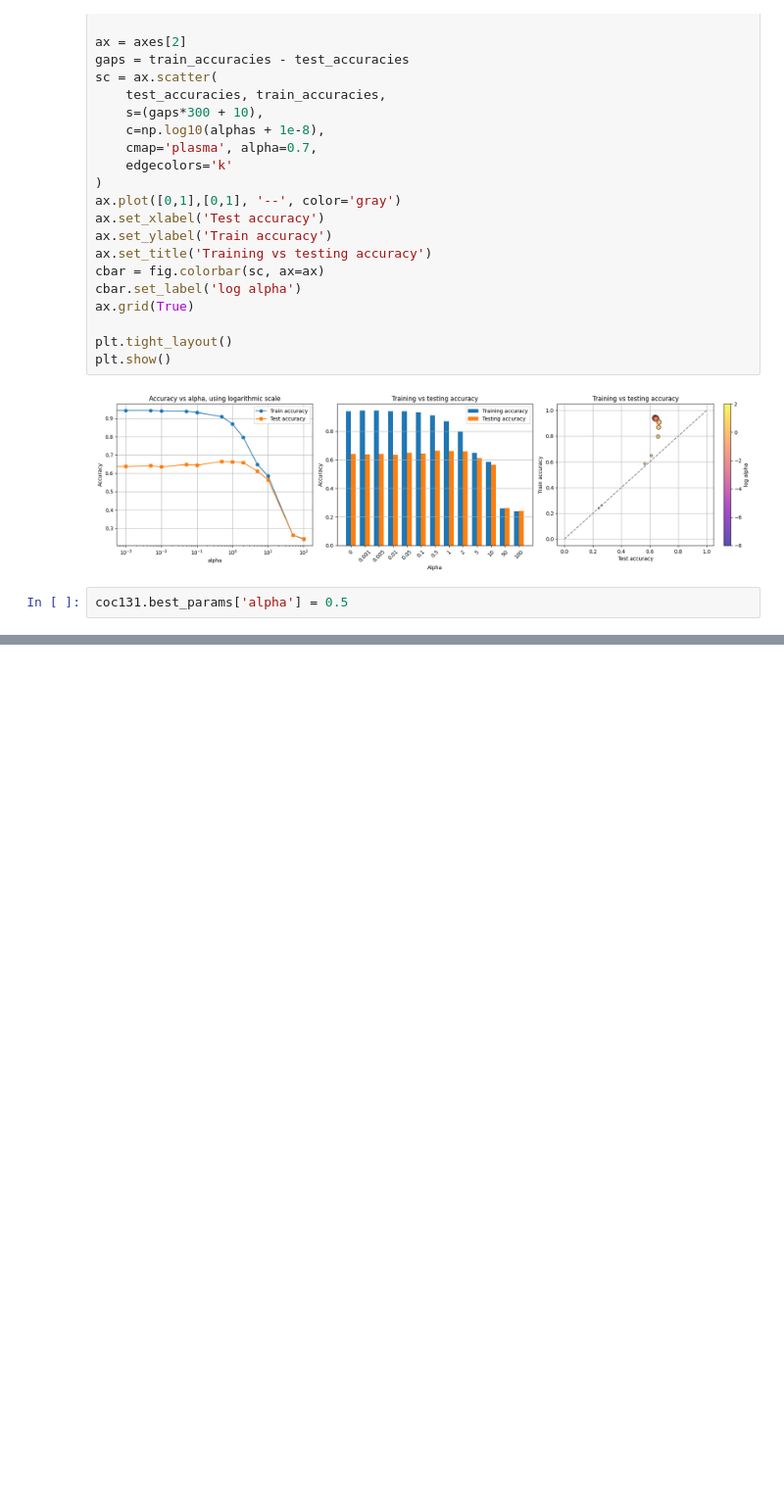
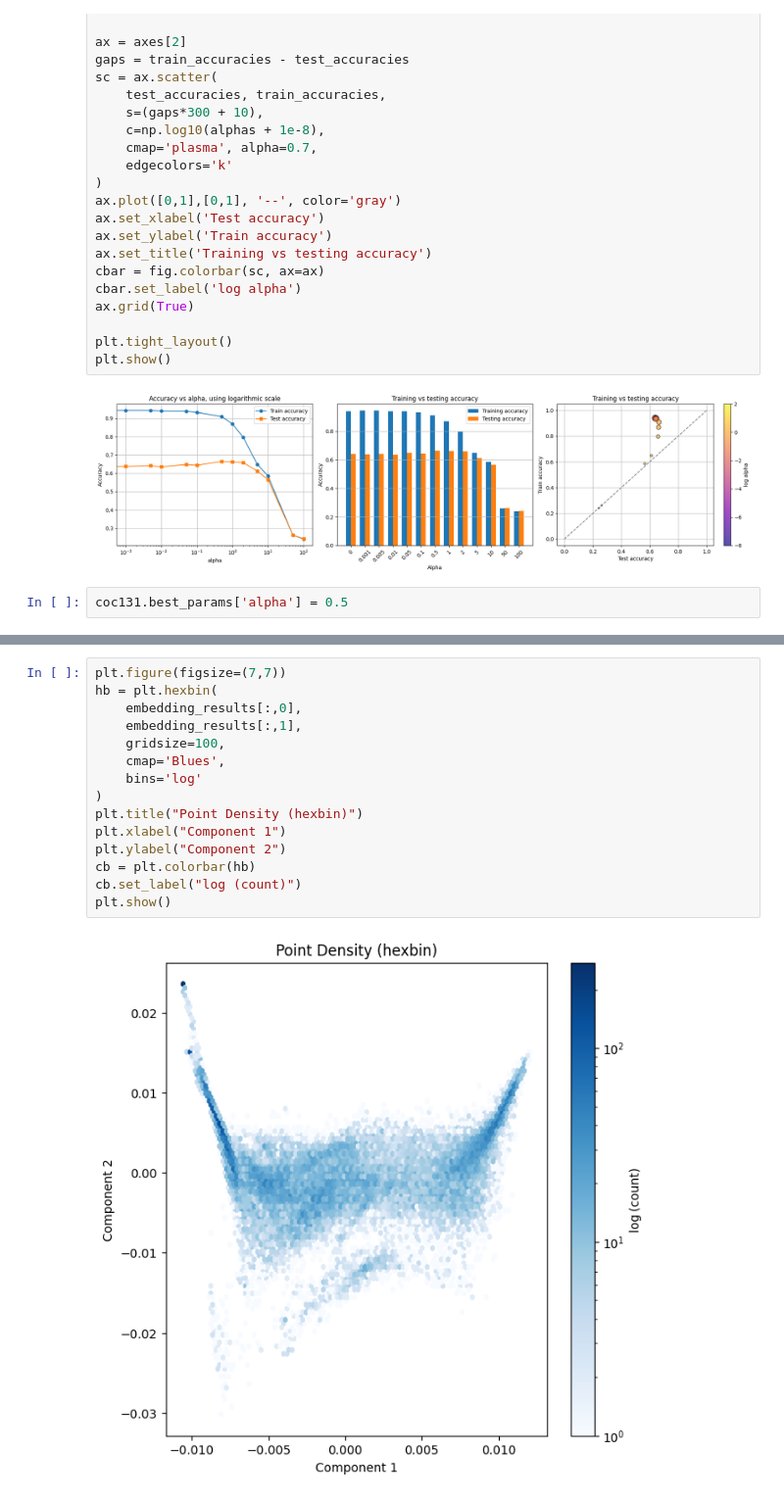
Before and after one commit to arjy143/CW-Earth-Classifier, a Jupyter notebook: coc131_cw_notebook.ipynb, the cells around one changed output, grey strips where cells are left out. Shown at 98% size. Drawn from its saved outputs; the diff is of its cells as text; blank space fills up the shorter version.

```diff
--- a/coc131_cw_notebook.ipynb
+++ b/coc131_cw_notebook.ipynb
@@ -315,0 +433,17 @@ coc131.best_params['alpha'] = 0.5
+# %%
+plt.figure(figsize=(7,7))
+hb = plt.hexbin(
+    embedding_results[:,0],
+    embedding_results[:,1],
+    gridsize=100,
+    cmap='Blues',
+    bins='log'
+)
+plt.title("Point Density (hexbin)")
+plt.xlabel("Component 1")
+plt.ylabel("Component 2")
+cb = plt.colorbar(hb)
+cb.set_label("log (count)")
+plt.show()
+# %% [output]
+[figure, added]
```
Also changed, not shown: parts of 12 cells of this notebook.
